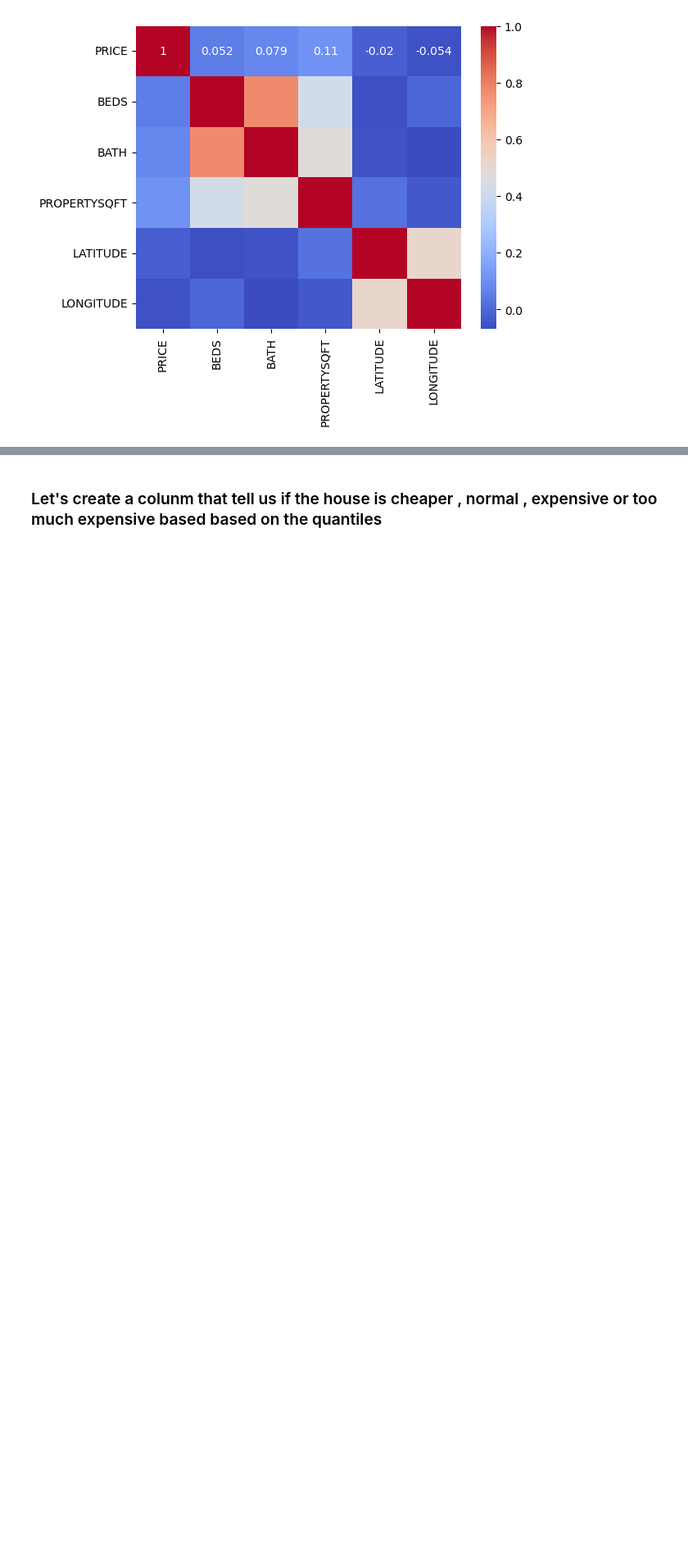
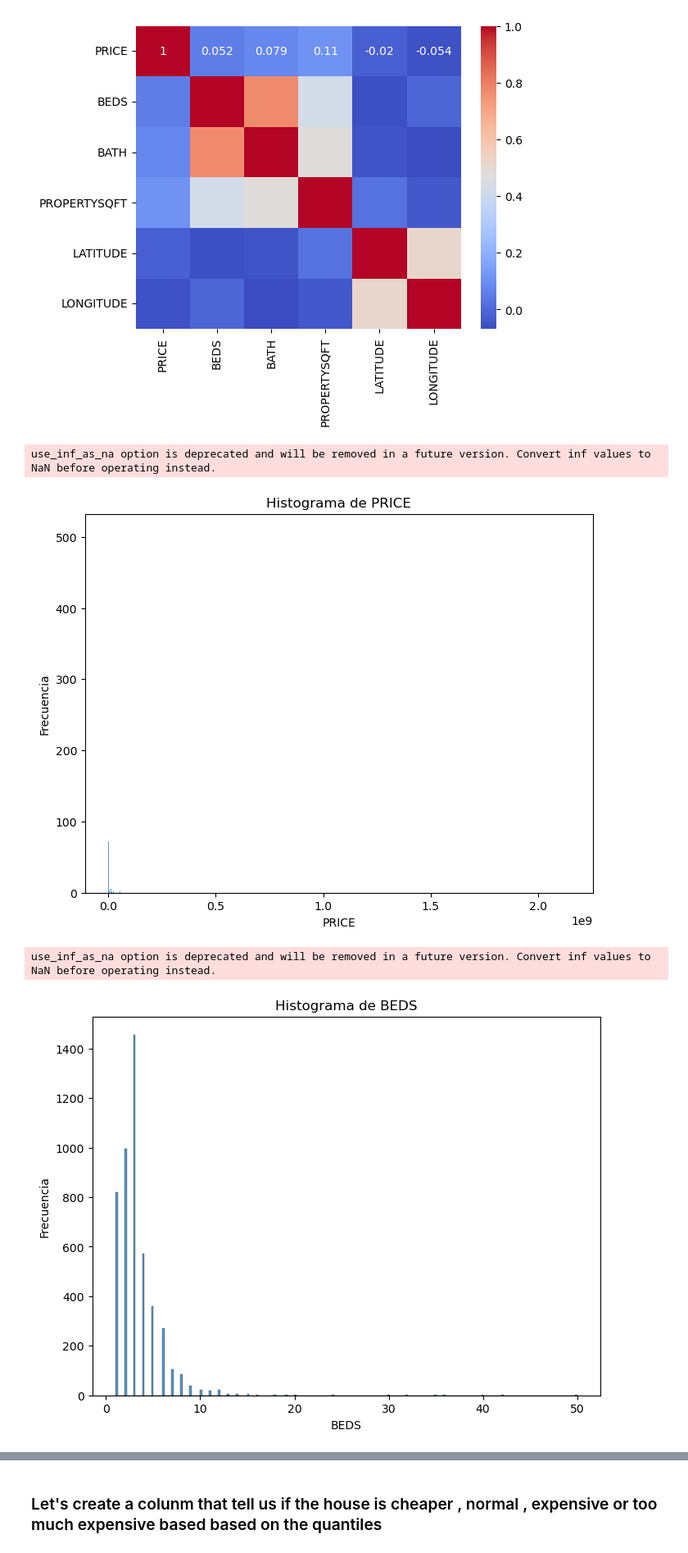
Before and after one commit to RamiroLedezma/EDA_PROJECTS, a Jupyter notebook: NY_housing_market/EDA_NY.ipynb, the cells around one changed output, grey strips where cells are left out. Shown at 82% size. Saved outputs shown, nothing was run; the diff lists cells and outputs as text; code cells hidden in the pictures; blank space fills up the shorter version.

```diff
--- a/NY_housing_market/EDA_NY.ipynb
+++ b/NY_housing_market/EDA_NY.ipynb
@@ -249,3 +249,18 @@ sns.heatmap(df.select_dtypes(include='number').corr(), annot=True, cmap= 'coolwa
 # %% [output]
 <Axes: >
 [figure]
+# %%
+colums = ['PRICE', 'BEDS', 'BATH', 'PROPERTYSQFT']
+
+for i, category in enumerate(colums):
+    plt.figure(figsize=(8, 6))
+    sns.histplot(data= df, x =category)
+    plt.title(f'Histograma de {category}')
+    plt.xlabel(category)
+    plt.ylabel('Frecuencia')
+    plt.show()
+# %% [output]
+use_inf_as_na option is deprecated and will be removed in a future version. Convert inf values to NaN before operating instead.
+[figure, added]
+use_inf_as_na option is deprecated and will be removed in a future version. Convert inf values to NaN before operating instead.
+[figure, added]
```
Also changed, not shown: parts of 16 cells of this notebook.
